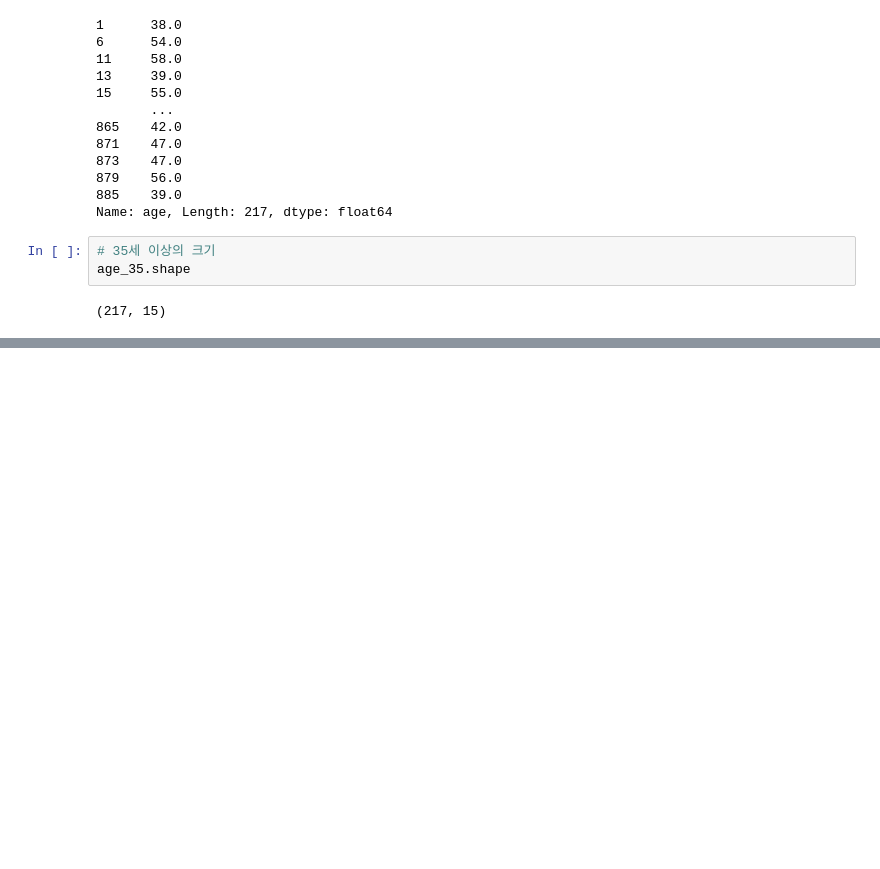
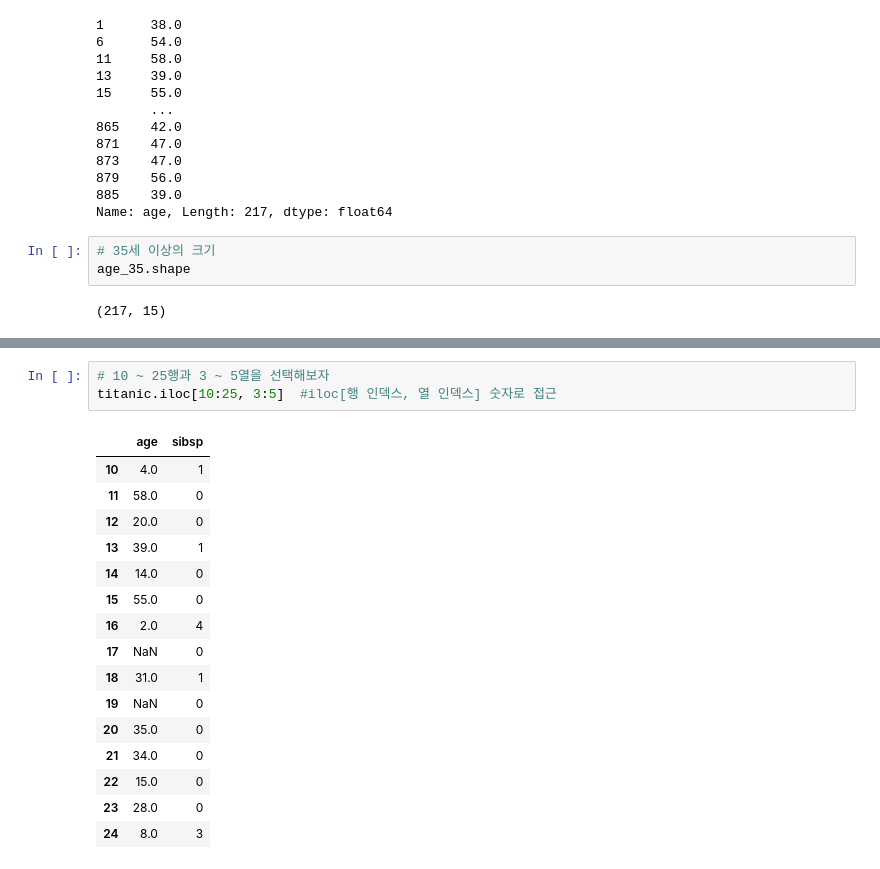
Before and after one commit to DuhyunKR/Pandas_official-document, a Jupyter notebook: Pandas_3_Subset.ipynb, the cells around one changed output, grey strips where cells are left out. Saved outputs shown, nothing was run; the diff lists cells and outputs as text; blank space fills up the shorter version.

```diff
--- a/Pandas_3_Subset.ipynb
+++ b/Pandas_3_Subset.ipynb
@@ -83,0 +129,20 @@ age_35.shape
+# %%
+# 10 ~ 25행과 3 ~ 5열을 선택해보자
+titanic.iloc[10:25, 3:5]  #iloc[행 인덱스, 열 인덱스] 숫자로 접근
+# %% [output]
+|  | age | sibsp |
+| 10 | 4.0 | 1 |
+| 11 | 58.0 | 0 |
+| 12 | 20.0 | 0 |
+| 13 | 39.0 | 1 |
+| 14 | 14.0 | 0 |
+| 15 | 55.0 | 0 |
+| 16 | 2.0 | 4 |
+| 17 | NaN | 0 |
+| 18 | 31.0 | 1 |
+| 19 | NaN | 0 |
+| 20 | 35.0 | 0 |
+| 21 | 34.0 | 0 |
+| 22 | 15.0 | 0 |
+| 23 | 28.0 | 0 |
+| 24 | 8.0 | 3 |
```
Also changed, not shown: parts of 6 cells of this notebook.
